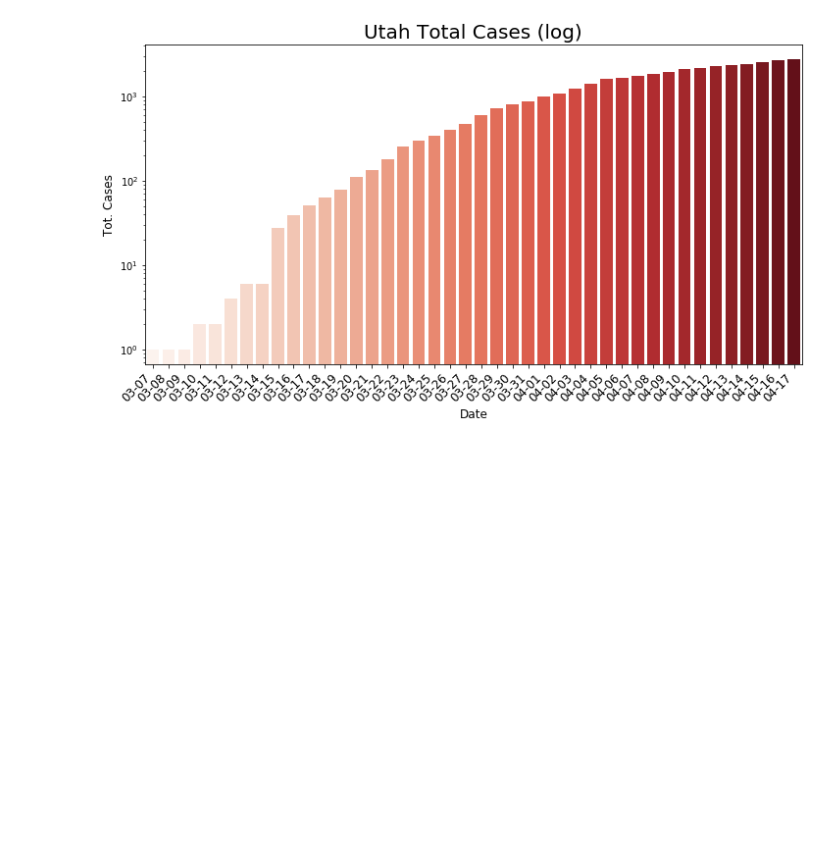
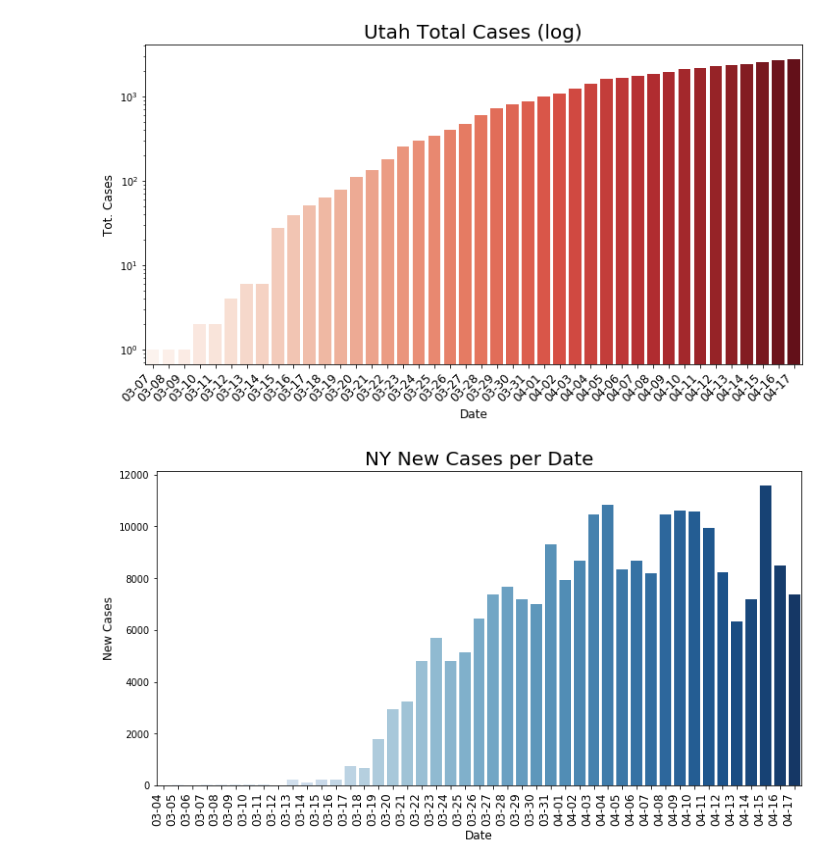
Before and after one commit to Stripling07/UT_COVID, a Jupyter notebook: My_COVID_NB.ipynb, the cells around one changed output. Cells and saved outputs as stored; diff of their text form; code cells hidden in the pictures; blank space fills up the shorter version.

Commit message:
added comparisons to similar case tot states and nearest states

```diff
--- a/My_COVID_NB.ipynb
+++ b/My_COVID_NB.ipynb
@@ -5,7 +5,7 @@ import matplotlib.pyplot as plt
 import seaborn as sns
 # %%
 df = pd.read_csv('data/states_daily_4pm_et.csv', parse_dates=['date'])
-
+df['DperP'] = df['death']/df['positive']
 df.head()
 # %% [output]
 |  | date | state | positive | negative | pending | hospitalizedCurrently | hospitalizedCumulative | ... |
@@ -85,3 +85,19 @@ plt.savefig()
 plt.show()
 # %% [output]
 [figure]
+# %%
+NY = df[df['state']=='NY']
+# %%
+fig, ax = plt.subplots(figsize = (12,6))
+fig = sns.barplot(x = 'date', y = 'positiveIncrease', data = NY, palette = 'Blues')
+
+x_dates = NY['date'].dt.strftime('%m-%d').sort_values().unique()
+ax.set_xticklabels(labels=x_dates, rotation=90, ha='right',fontdict={'fontsize':12})
+plt.title('NY New Cases per Date', fontdict={'fontsize':20})
+plt.xlabel('Date', fontdict={'fontsize':12})
+plt.ylabel('New Cases', fontdict={'fontsize':12})
+
+plt.savefig('NY New Cases per Date.png')
+plt.show()
+# %% [output]
+[figure, added]
```
Also changed, not shown: parts of 15 cells of this notebook, 17 other files.
